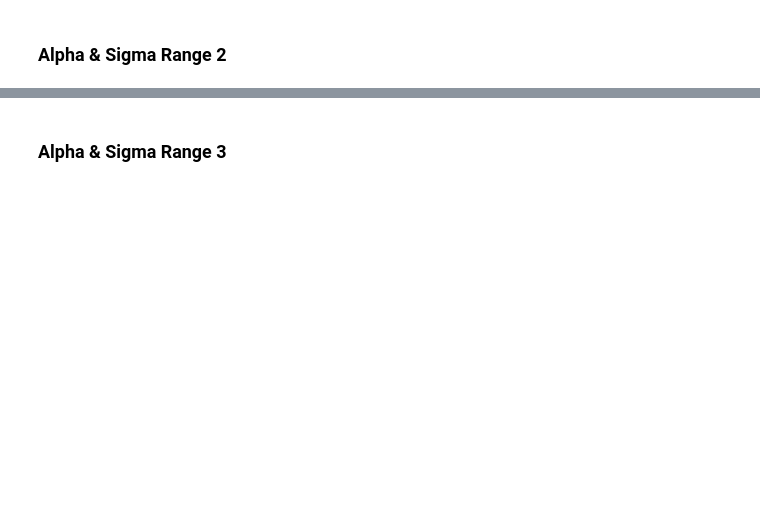
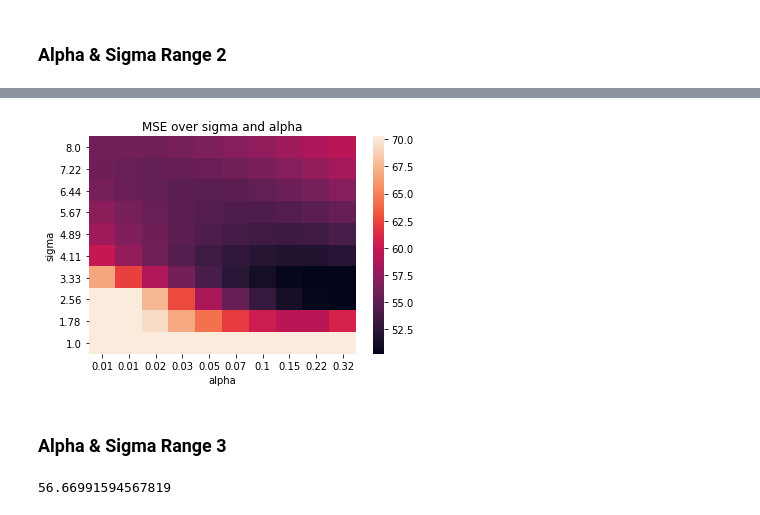
Before and after one commit to mogottsch/dsml_2020_magma, a Jupyter notebook: 3_predictive_analytics/Radial Basis Function.ipynb, the cells around one changed output, grey strips where cells are left out. Drawn from its saved outputs; the diff is of its cells as text; code cells hidden in the pictures; blank space fills up the shorter version.

```diff
--- a/3_predictive_analytics/Radial Basis Function.ipynb
+++ b/3_predictive_analytics/Radial Basis Function.ipynb
@@ -283,12 +307,14 @@ vmin
 # %%
-ax = sns.heatmap(errors_2, vmin=vmin, vmax=vmin+20,
-                 xticklabels=errors_2.columns.values.round(2),
-                 yticklabels=errors_2.index.values.round(2))
+ax = sns.heatmap(du_errors_2, vmin=du_vmin_2, vmax=du_vmin_2+20,
+                 xticklabels=du_errors_2.columns.values.round(2),
+                 yticklabels=du_errors_2.index.values.round(2))
 ax.set_xlabel('alpha')
 ax.set_ylabel('sigma')
 ax.set_title('MSE over sigma and alpha')
 
 plt.show()
+# %% [output]
+[figure, added]
 # %% [markdown]
 ### Alpha & Sigma Range 3
 # %%
@@ -299,4 +325,6 @@ errors_3 = calc_errors(sigma_range, alpha_range)
 # %%
-vmin = errors_3.values.min()
-vmin
+du_vmin_3 = errors_3.values.min()
+du_vmin_3
+# %% [output]
+56.66991594567819
 # %%
```
Also changed, not shown: parts of 28 cells of this notebook.
